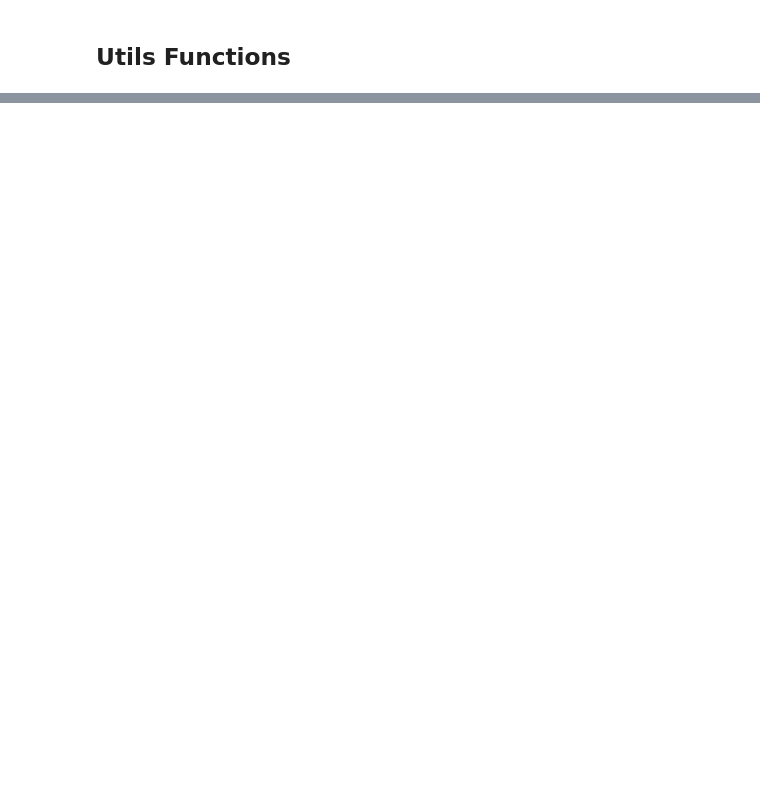
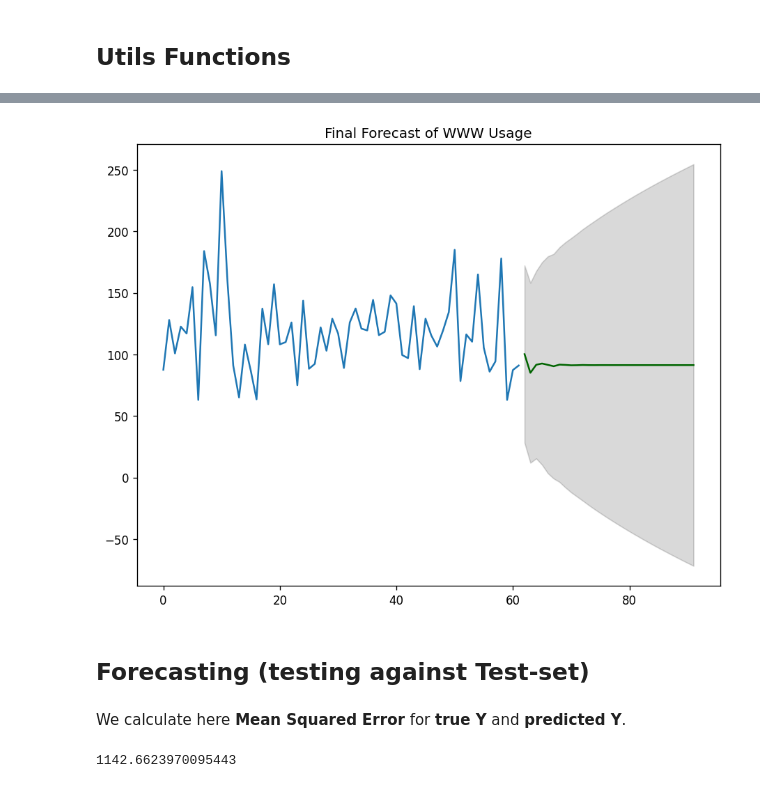
Before and after one commit to mohammadzainabbas/data-mining-project, a Jupyter notebook: task_3_pipeline.ipynb, the cells around one changed output, grey strips where cells are left out. Drawn from its saved outputs; the diff is of its cells as text; code cells hidden in the pictures; blank space fills up the shorter version.

```diff
--- a/task_3_pipeline.ipynb
+++ b/task_3_pipeline.ipynb
@@ -127,0 +351,33 @@ df_traj.loc[:, "et"] = df_traj.et.apply(lambda x: pd.to_datetime(x))
+# %%
+# Forecast
+n_periods = 30
+fc, confint = model.predict(n_periods=n_periods, return_conf_int=True)
+index_of_fc = np.arange(len(x_df_1h), len(x_df_1h)+n_periods)
+
+# make series for plotting purpose
+fc_series = pd.Series(fc, index=index_of_fc)
+lower_series = pd.Series(confint[:, 0], index=index_of_fc)
+upper_series = pd.Series(confint[:, 1], index=index_of_fc)
+
+# Plot
+plt.plot(x_df_1h.diff_t.values)
+plt.plot(fc_series, color='darkgreen')
+plt.fill_between(lower_series.index,
+                 lower_series,
+                 upper_series,
+                 color='k', alpha=.15)
+
+plt.title("Final Forecast of WWW Usage")
+plt.show()
+# %% [output]
+[figure, added]
+# %% [markdown]
+## Forecasting (testing against Test-set)
+# %% [markdown]
+We calculate here **Mean Squared Error** for **true Y** and **predicted Y**.
+# %%
+n_periods = len(y_df_1h)
+fc, confint = model.predict(n_periods=n_periods, return_conf_int=True)
+mean_squared_error(y_df_1h["diff_t"].values, fc)
+# %% [output]
+1142.6623970095443
```
Also changed, not shown: parts of 25 cells of this notebook.
